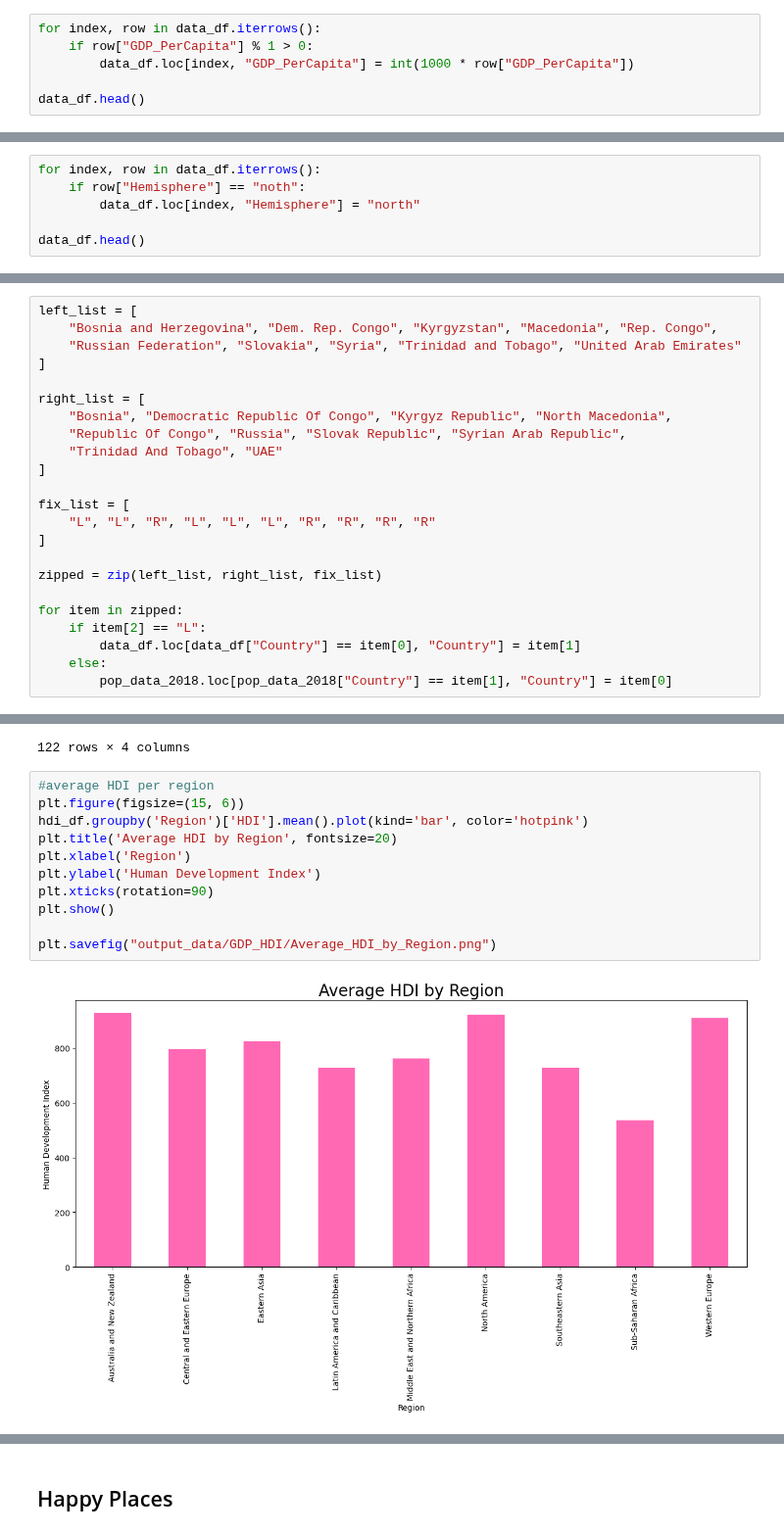
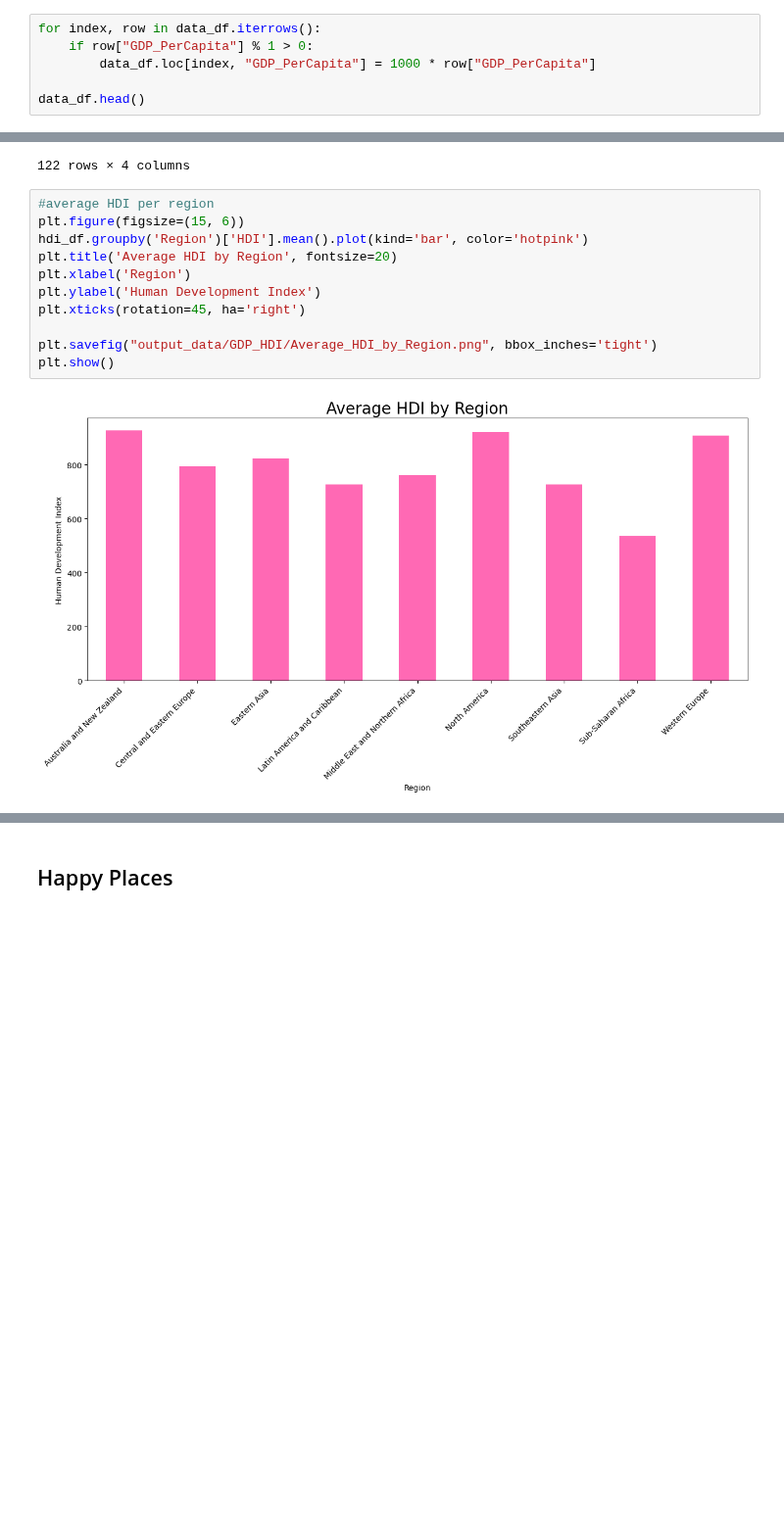
Before and after one commit to mattcaseycpa/project1, a Jupyter notebook: project.ipynb, the cells around one changed output, grey strips where cells are left out. Shown at 98% size. Saved outputs shown, nothing was run; the diff lists cells and outputs as text; blank space fills up the shorter version.

```diff
--- a/project.ipynb
+++ b/project.ipynb
@@ -48,7 +36,7 @@ data_df.loc[
 # %%
 for index, row in data_df.iterrows():
     if row["GDP_PerCapita"] % 1 > 0:
-        data_df.loc[index, "GDP_PerCapita"] = int(1000 * row["GDP_PerCapita"])
+        data_df.loc[index, "GDP_PerCapita"] = 1000 * row["GDP_PerCapita"]
 
 data_df.head()
 # %% [output]
@@ -84,6 +53,0 @@ data_df.loc[data_df["Hemisphere"] == 'noth',:]
-# %%
-for index, row in data_df.iterrows():
-    if row["Hemisphere"] == "noth":
-        data_df.loc[index, "Hemisphere"] = "north"
-
-data_df.head()
@@ -195,23 +130,0 @@ From the two lists, it's easy to see that the following countries in the happine
-# %%
-left_list = [
-    "Bosnia and Herzegovina", "Dem. Rep. Congo", "Kyrgyzstan", "Macedonia", "Rep. Congo",
-    "Russian Federation", "Slovakia", "Syria", "Trinidad and Tobago", "United Arab Emirates"
-]
-
-right_list = [
-    "Bosnia", "Democratic Republic Of Congo", "Kyrgyz Republic", "North Macedonia",
-    "Republic Of Congo", "Russia", "Slovak Republic", "Syrian Arab Republic",
-    "Trinidad And Tobago", "UAE"
-]
-
-fix_list = [
-    "L", "L", "R", "L", "L", "L", "R", "R", "R", "R"
-]
-
-zipped = zip(left_list, right_list, fix_list)
-
-for item in zipped:
-    if item[2] == "L":
-        data_df.loc[data_df["Country"] == item[0], "Country"] = item[1]
-    else:
-        pop_data_2018.loc[pop_data_2018["Country"] == item[1], "Country"] = item[0]
@@ -470,13 +377,13 @@ hdi_df
 # %%
 #average HDI per region
 plt.figure(figsize=(15, 6))
 hdi_df.groupby('Region')['HDI'].mean().plot(kind='bar', color='hotpink')
 plt.title('Average HDI by Region', fontsize=20)
 plt.xlabel('Region')
 plt.ylabel('Human Development Index')
-plt.xticks(rotation=90)
+plt.xticks(rotation=45, ha='right')
+
+plt.savefig("output_data/GDP_HDI/Average_HDI_by_Region.png", bbox_inches='tight')
 plt.show()
-
-plt.savefig("output_data/GDP_HDI/Average_HDI_by_Region.png")
 # %% [output]
-[figure, old version]
+[figure, new version]
```
Also changed, not shown: parts of 62 cells of this notebook, 11 other files.
